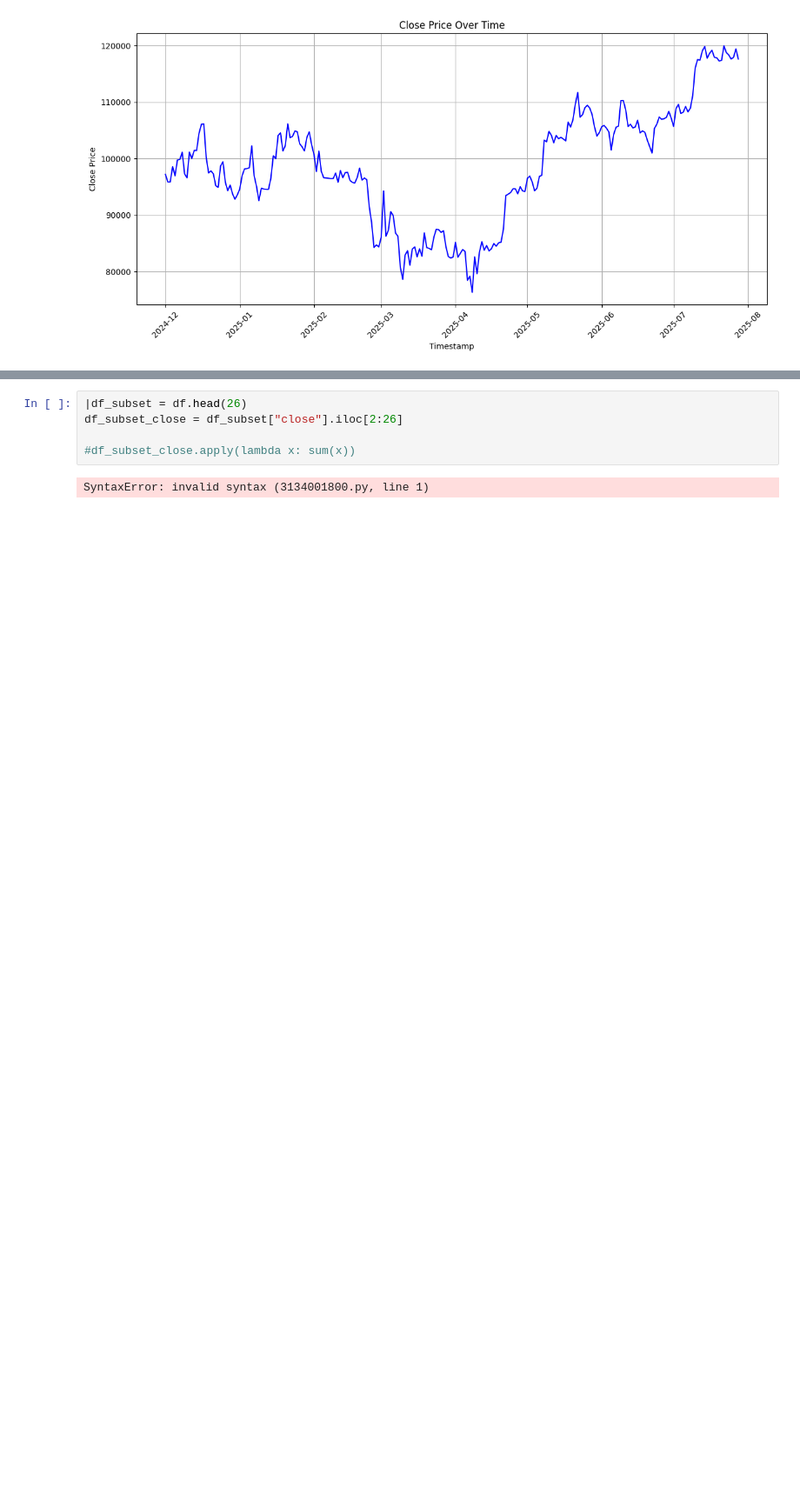
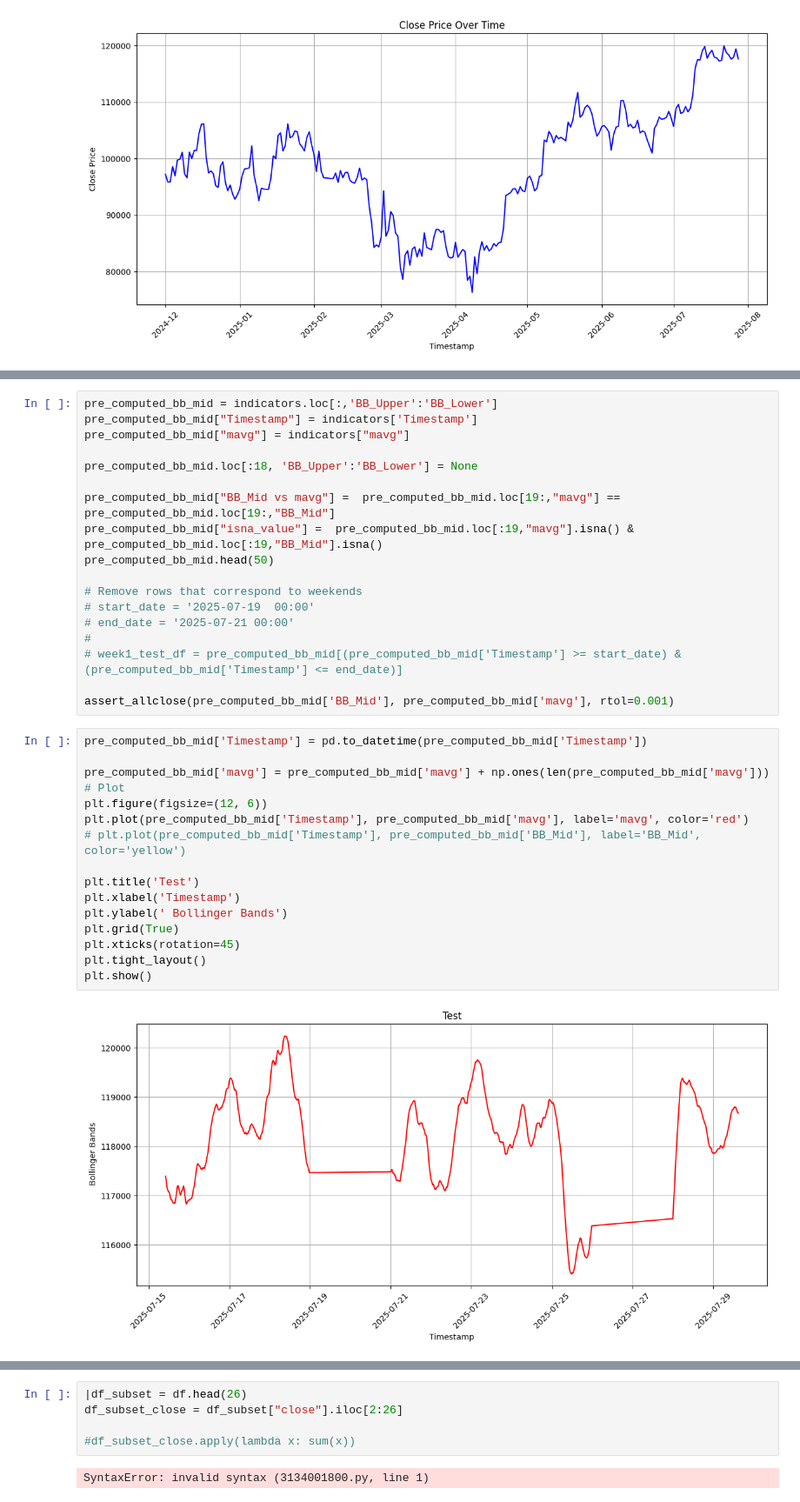
Before and after one commit to makavelli3145/TestingExercises, a Jupyter notebook: testing_utils.ipynb, the cells around one changed output, grey strips where cells are left out. Shown: that part at 87% size. Drawn from its saved outputs; the diff is of its cells as text; blank space fills up the shorter version.

```diff
--- a/testing_utils.ipynb
+++ b/testing_utils.ipynb
@@ -132,3 +128,39 @@ plt.show()
+# %%
+pre_computed_bb_mid = indicators.loc[:,'BB_Upper':'BB_Lower']
+pre_computed_bb_mid["Timestamp"] = indicators['Timestamp']
+pre_computed_bb_mid["mavg"] = indicators["mavg"]
+
+pre_computed_bb_mid.loc[:18, 'BB_Upper':'BB_Lower'] = None
+
+pre_computed_bb_mid["BB_Mid vs mavg"] =  pre_computed_bb_mid.loc[19:,"mavg"] == pre_computed_bb_mid.loc[19:,"BB_Mid"]
+pre_computed_bb_mid["isna_value"] =  pre_computed_bb_mid.loc[:19,"mavg"].isna() & pre_computed_bb_mid.loc[:19,"BB_Mid"].isna()
+pre_computed_bb_mid.head(50)
+
+# Remove rows that correspond to weekends
+# start_date = '2025-07-19  00:00'
+# end_date = '2025-07-21 00:00'
+#
+# week1_test_df = pre_computed_bb_mid[(pre_computed_bb_mid['Timestamp'] >= start_date) & (pre_computed_bb_mid['Timestamp'] <= end_date)]
+
+assert_allclose(pre_computed_bb_mid['BB_Mid'], pre_computed_bb_mid['mavg'], rtol=0.001)
+# %%
+pre_computed_bb_mid['Timestamp'] = pd.to_datetime(pre_computed_bb_mid['Timestamp'])
+
+pre_computed_bb_mid['mavg'] = pre_computed_bb_mid['mavg'] + np.ones(len(pre_computed_bb_mid['mavg']))
+# Plot
+plt.figure(figsize=(12, 6))
+plt.plot(pre_computed_bb_mid['Timestamp'], pre_computed_bb_mid['mavg'], label='mavg', color='red')
+# plt.plot(pre_computed_bb_mid['Timestamp'], pre_computed_bb_mid['BB_Mid'], label='BB_Mid', color='yellow')
+
+plt.title('Test')
+plt.xlabel('Timestamp')
+plt.ylabel(' Bollinger Bands')
+plt.grid(True)
+plt.xticks(rotation=45)
+plt.tight_layout()
+plt.show()
+# %% [output]
+[figure, added]
 # %%
 # Convert timestamp to datetime
 indicators['Timestamp'] = pd.to_datetime(indicators['Timestamp'])
```
Also changed, not shown: parts of 6 cells of this notebook, 3 other files.
